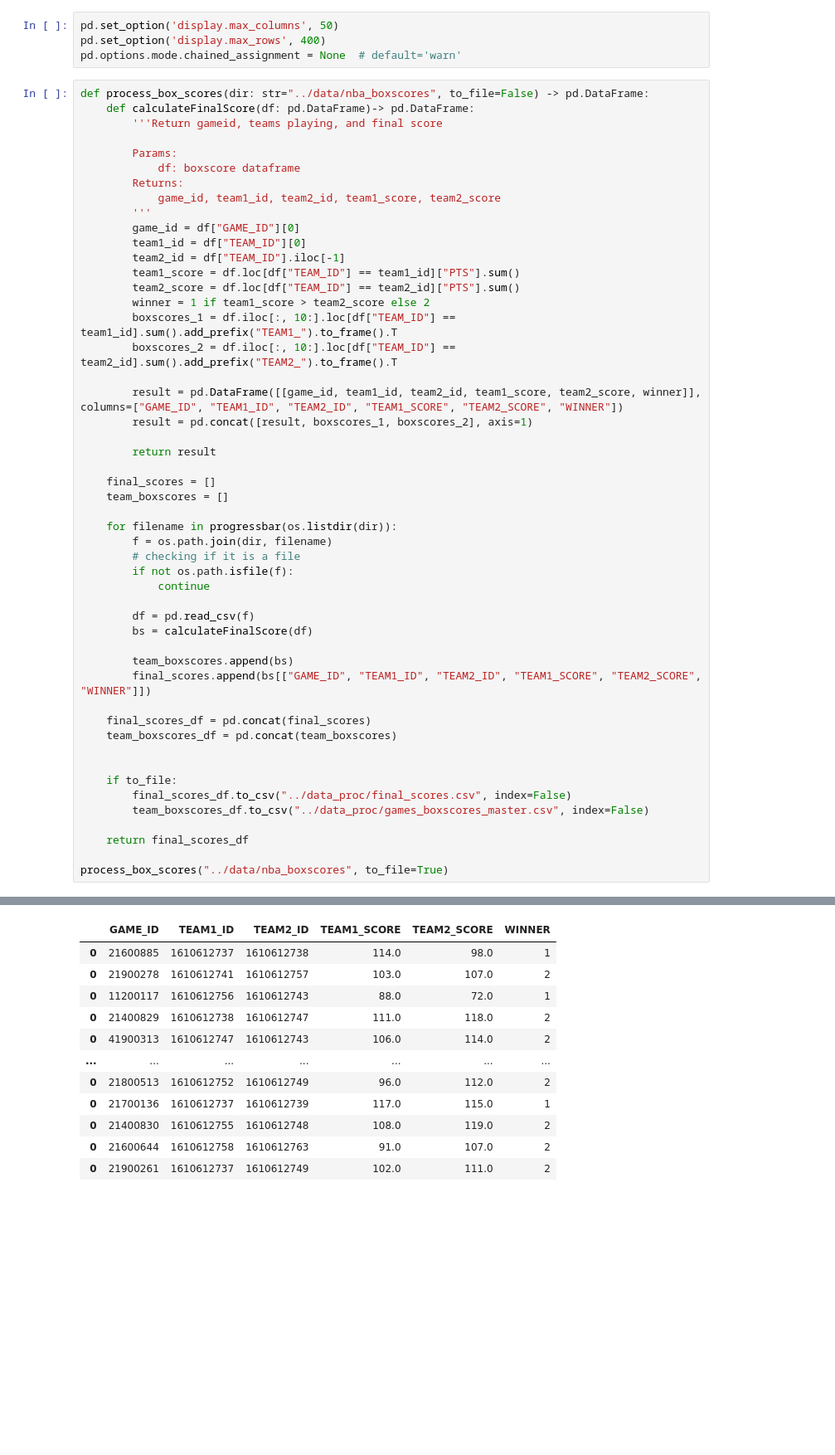
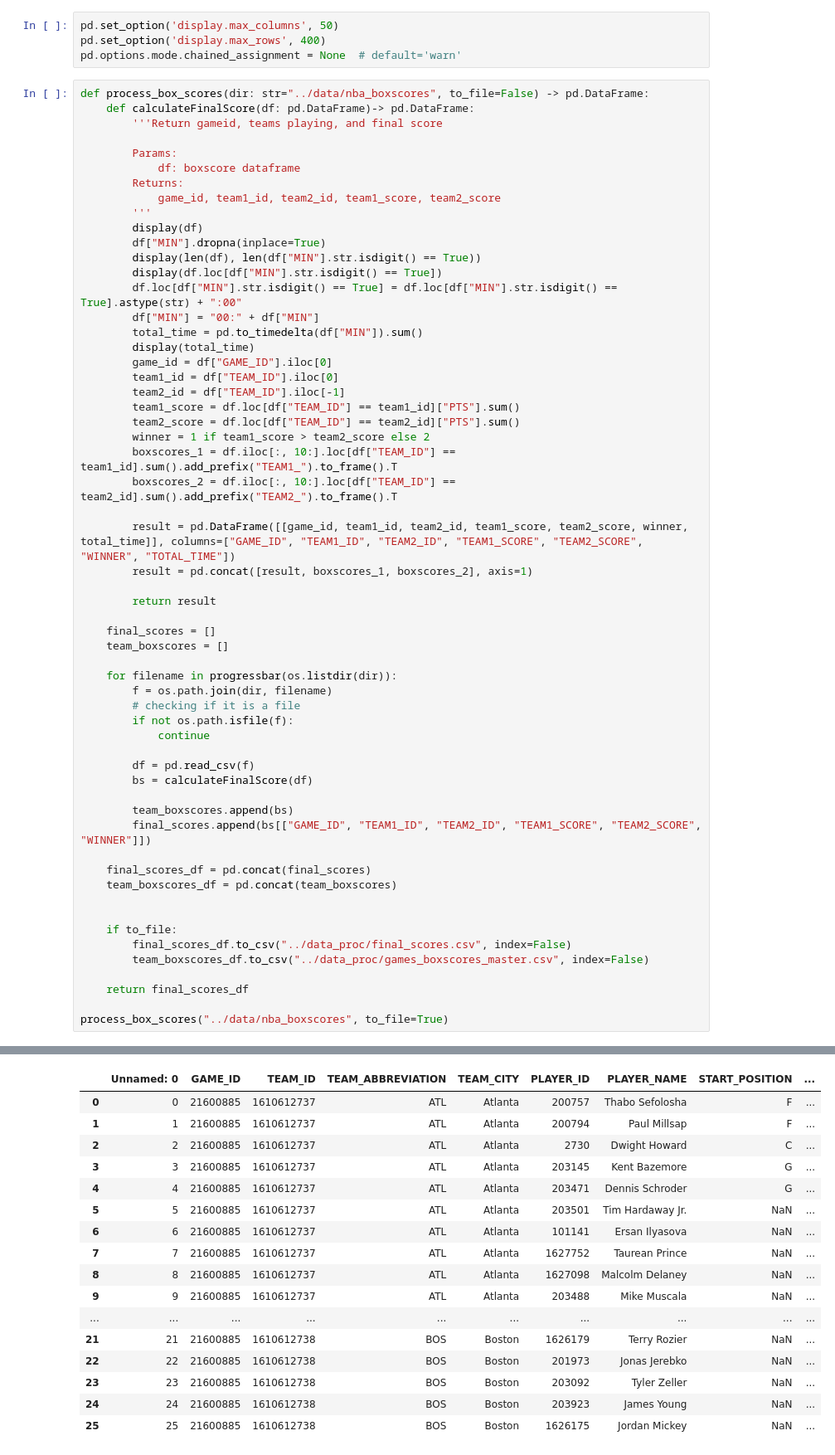
Before and after one commit to iiisong/ML-NBA-Betting, a Jupyter notebook: data_proc/team_info.ipynb, the cells around one changed output, grey strips where cells are left out. Shown at 83% size. Saved outputs shown, nothing was run; the diff lists cells and outputs as text; blank space fills up the shorter version.

```diff
--- a/data_proc/team_info.ipynb
+++ b/data_proc/team_info.ipynb
@@ -17,8 +17,16 @@ def process_box_scores(dir: str="../data/nba_boxscores", to_file=False) -> pd.Da
         Returns:
             game_id, team1_id, team2_id, team1_score, team2_score
         '''
-        game_id = df["GAME_ID"][0]
-        team1_id = df["TEAM_ID"][0]
+        display(df)
+        df["MIN"].dropna(inplace=True)
+        display(len(df), len(df["MIN"].str.isdigit() == True))
+        display(df.loc[df["MIN"].str.isdigit() == True])
+        df.loc[df["MIN"].str.isdigit() == True] = df.loc[df["MIN"].str.isdigit() == True].astype(str) + ":00"
+        df["MIN"] = "00:" + df["MIN"]
+        total_time = pd.to_timedelta(df["MIN"]).sum()
+        display(total_time)
+        game_id = df["GAME_ID"].iloc[0]
+        team1_id = df["TEAM_ID"].iloc[0]
         team2_id = df["TEAM_ID"].iloc[-1]
         team1_score = df.loc[df["TEAM_ID"] == team1_id]["PTS"].sum()
         team2_score = df.loc[df["TEAM_ID"] == team2_id]["PTS"].sum()
@@ -26,7 +34,7 @@ def process_box_scores(dir: str="../data/nba_boxscores", to_file=False) -> pd.Da
         boxscores_1 = df.iloc[:, 10:].loc[df["TEAM_ID"] == team1_id].sum().add_prefix("TEAM1_").to_frame().T
         boxscores_2 = df.iloc[:, 10:].loc[df["TEAM_ID"] == team2_id].sum().add_prefix("TEAM2_").to_frame().T
 
-        result = pd.DataFrame([[game_id, team1_id, team2_id, team1_score, team2_score, winner]], columns=["GAME_ID", "TEAM1_ID", "TEAM2_ID", "TEAM1_SCORE", "TEAM2_SCORE", "WINNER"])
+        result = pd.DataFrame([[game_id, team1_id, team2_id, team1_score, team2_score, winner, total_time]], columns=["GAME_ID", "TEAM1_ID", "TEAM2_ID", "TEAM1_SCORE", "TEAM2_SCORE", "WINNER", "TOTAL_TIME"])
         result = pd.concat([result, boxscores_1, boxscores_2], axis=1)
 
         return result
@@ -62,12 +70,17 @@ process_box_scores("../data/nba_boxscores", to_file=True)
-|  | GAME_ID | TEAM1_ID | TEAM2_ID | TEAM1_SCORE | TEAM2_SCORE | WINNER |
-| 0 | 21600885 | 1610612737 | 1610612738 | 114.0 | 98.0 | 1 |
-| 0 | 21900278 | 1610612741 | 1610612757 | 103.0 | 107.0 | 2 |
-| 0 | 11200117 | 1610612756 | 1610612743 | 88.0 | 72.0 | 1 |
-| 0 | 21400829 | 1610612738 | 1610612747 | 111.0 | 118.0 | 2 |
-| 0 | 41900313 | 1610612747 | 1610612743 | 106.0 | 114.0 | 2 |
-| ... | ... | ... | ... | ... | ... | ... |
-| 0 | 21800513 | 1610612752 | 1610612749 | 96.0 | 112.0 | 2 |
-| 0 | 21700136 | 1610612737 | 1610612739 | 117.0 | 115.0 | 1 |
-| 0 | 21400830 | 1610612755 | 1610612748 | 108.0 | 119.0 | 2 |
-| 0 | 21600644 | 1610612758 | 1610612763 | 91.0 | 107.0 | 2 |
-| 0 | 21900261 | 1610612737 | 1610612749 | 102.0 | 111.0 | 2 |
+|  | Unnamed: 0 | GAME_ID | TEAM_ID | TEAM_ABBREVIATION | TEAM_CITY | PLAYER_ID | PLAYER_NAME | START_POSITION | ... |
+| 0 | 0 | 21600885 | 1610612737 | ATL | Atlanta | 200757 | Thabo Sefolosha | F | ... |
+| 1 | 1 | 21600885 | 1610612737 | ATL | Atlanta | 200794 | Paul Millsap | F | ... |
+| 2 | 2 | 21600885 | 1610612737 | ATL | Atlanta | 2730 | Dwight Howard | C | ... |
+| 3 | 3 | 21600885 | 1610612737 | ATL | Atlanta | 203145 | Kent Bazemore | G | ... |
+| 4 | 4 | 21600885 | 1610612737 | ATL | Atlanta | 203471 | Dennis Schroder | G | ... |
+| 5 | 5 | 21600885 | 1610612737 | ATL | Atlanta | 203501 | Tim Hardaway Jr. | NaN | ... |
+| 6 | 6 | 21600885 | 1610612737 | ATL | Atlanta | 101141 | Ersan Ilyasova | NaN | ... |
+| 7 | 7 | 21600885 | 1610612737 | ATL | Atlanta | 1627752 | Taurean Prince | NaN | ... |
+| 8 | 8 | 21600885 | 1610612737 | ATL | Atlanta | 1627098 | Malcolm Delaney | NaN | ... |
+| 9 | 9 | 21600885 | 1610612737 | ATL | Atlanta | 203488 | Mike Muscala | NaN | ... |
+| ... | ... | ... | ... | ... | ... | ... | ... | ... | ... |
+| 21 | 21 | 21600885 | 1610612738 | BOS | Boston | 1626179 | Terry Rozier | NaN | ... |
+| 22 | 22 | 21600885 | 1610612738 | BOS | Boston | 201973 | Jonas Jerebko | NaN | ... |
+| 23 | 23 | 21600885 | 1610612738 | BOS | Boston | 203092 | Tyler Zeller | NaN | ... |
+| 24 | 24 | 21600885 | 1610612738 | BOS | Boston | 203923 | James Young | NaN | ... |
+| 25 | 25 | 21600885 | 1610612738 | BOS | Boston | 1626175 | Jordan Mickey | NaN | ... |
```
Also changed, not shown: parts of 3 cells of this notebook, 1 other file.
